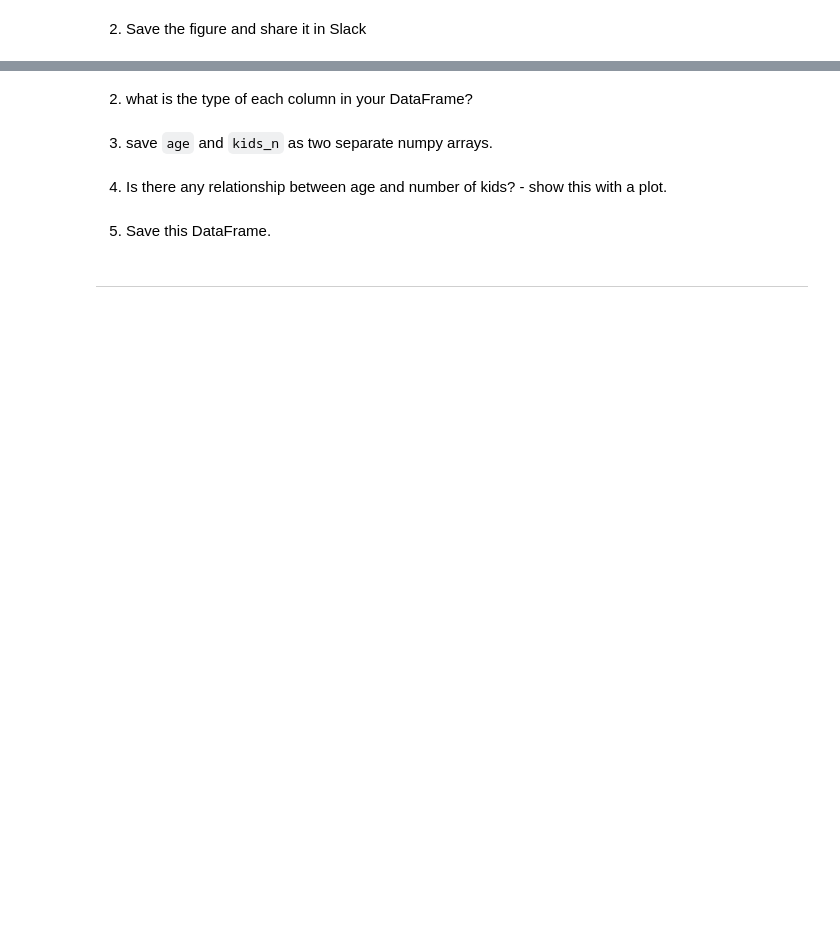
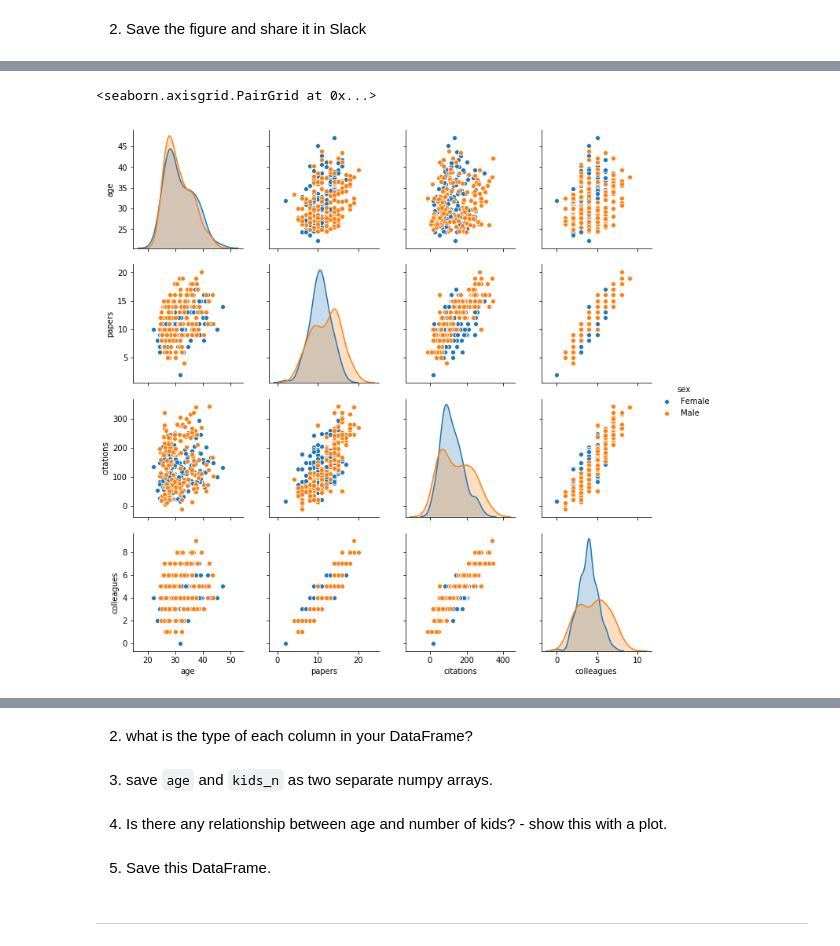
Before and after one commit to mohammadbashiri/MPI-python-workshop-march2019, a Jupyter notebook: Day3/day3_exercise1.ipynb, the cells around one changed output, grey strips where cells are left out. Drawn from its saved outputs; the diff is of its cells as text; code cells hidden in the pictures; blank space fills up the shorter version.

```diff
--- a/Day3/day3_exercise1.ipynb
+++ b/Day3/day3_exercise1.ipynb
@@ -23,0 +26,2 @@
+# %%
+df = pd.read_csv('MPI-info.csv')
@@ -23,0 +50,5 @@
+# %%
+sns.pairplot(df[['age', 'papers', 'citations', 'colleagues', 'sex']], hue='sex')
+# %% [output]
+<seaborn.axisgrid.PairGrid at 0x...>
+[figure, added]
```
Also changed, not shown: parts of 5 cells of this notebook, 4 other files.
